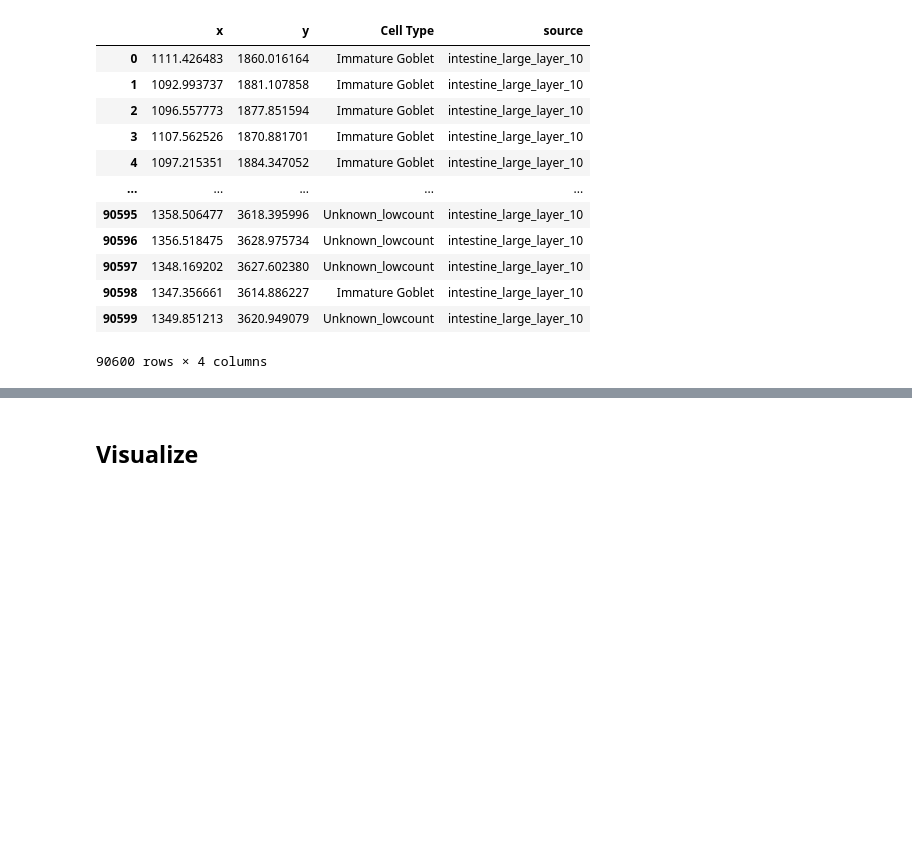
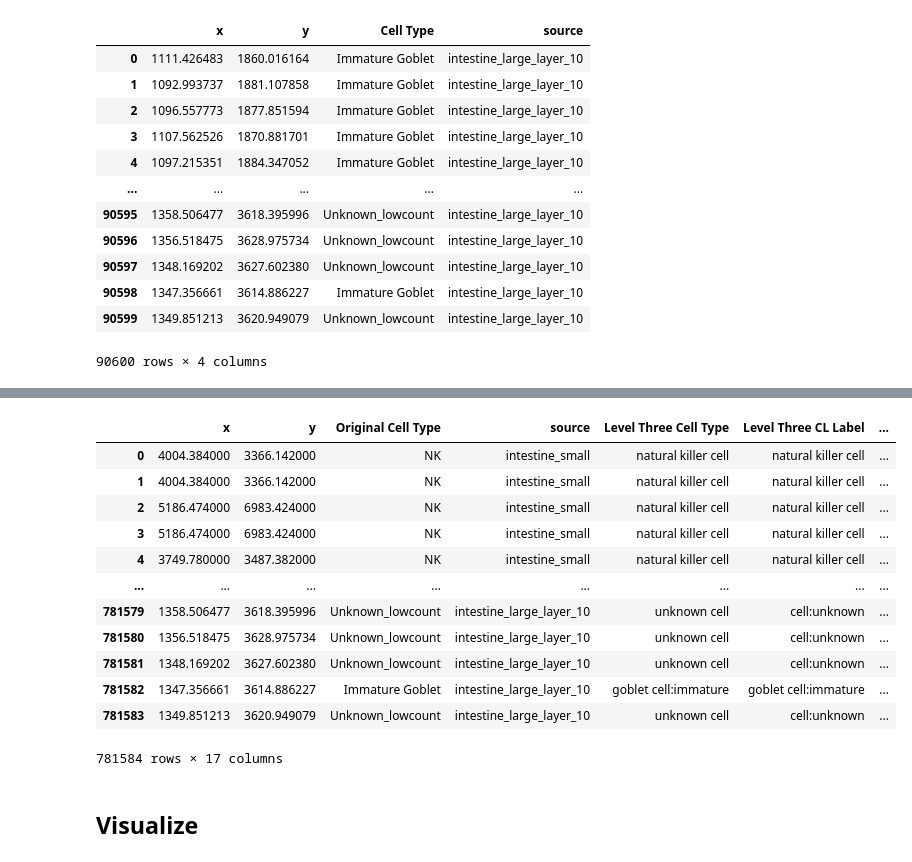
Before and after one commit to cns-iu/hra-organ-gallery-in-vr-preprocessing, a Jupyter notebook: analysis/compare-codex-and-shared-cell-types.ipynb, the cells around one changed output, grey strips where cells are left out. Cells and saved outputs as stored; diff of their text form; code cells hidden in the pictures; blank space fills up the shorter version.

```diff
--- a/analysis/compare-codex-and-shared-cell-types.ipynb
+++ b/analysis/compare-codex-and-shared-cell-types.ipynb
@@ -116,3 +140,20 @@ df_merged
+# %%
+df_merged = pd.merge(df_merged, df_crosswalk, on='Original Cell Type', how='inner')
+df_merged
+# %% [output]
+|  | x | y | Original Cell Type | source | Level Three Cell Type | Level Three CL Label | ... |
+| 0 | 4004.384000 | 3366.142000 | NK | intestine_small | natural killer cell | natural killer cell | ... |
+| 1 | 4004.384000 | 3366.142000 | NK | intestine_small | natural killer cell | natural killer cell | ... |
+| 2 | 5186.474000 | 6983.424000 | NK | intestine_small | natural killer cell | natural killer cell | ... |
+| 3 | 5186.474000 | 6983.424000 | NK | intestine_small | natural killer cell | natural killer cell | ... |
+| 4 | 3749.780000 | 3487.382000 | NK | intestine_small | natural killer cell | natural killer cell | ... |
+| ... | ... | ... | ... | ... | ... | ... | ... |
+| 781579 | 1358.506477 | 3618.395996 | Unknown_lowcount | intestine_large_layer_10 | unknown cell | cell:unknown | ... |
+| 781580 | 1356.518475 | 3628.975734 | Unknown_lowcount | intestine_large_layer_10 | unknown cell | cell:unknown | ... |
+| 781581 | 1348.169202 | 3627.602380 | Unknown_lowcount | intestine_large_layer_10 | unknown cell | cell:unknown | ... |
+| 781582 | 1347.356661 | 3614.886227 | Immature Goblet | intestine_large_layer_10 | goblet cell:immature | goblet cell:immature | ... |
+| 781583 | 1349.851213 | 3620.949079 | Unknown_lowcount | intestine_large_layer_10 | unknown cell | cell:unknown | ... |
+781584 rows × 17 columns
 # %% [markdown]
 ## Visualize
 # %%
```
Also changed, not shown: parts of 5 cells of this notebook.
